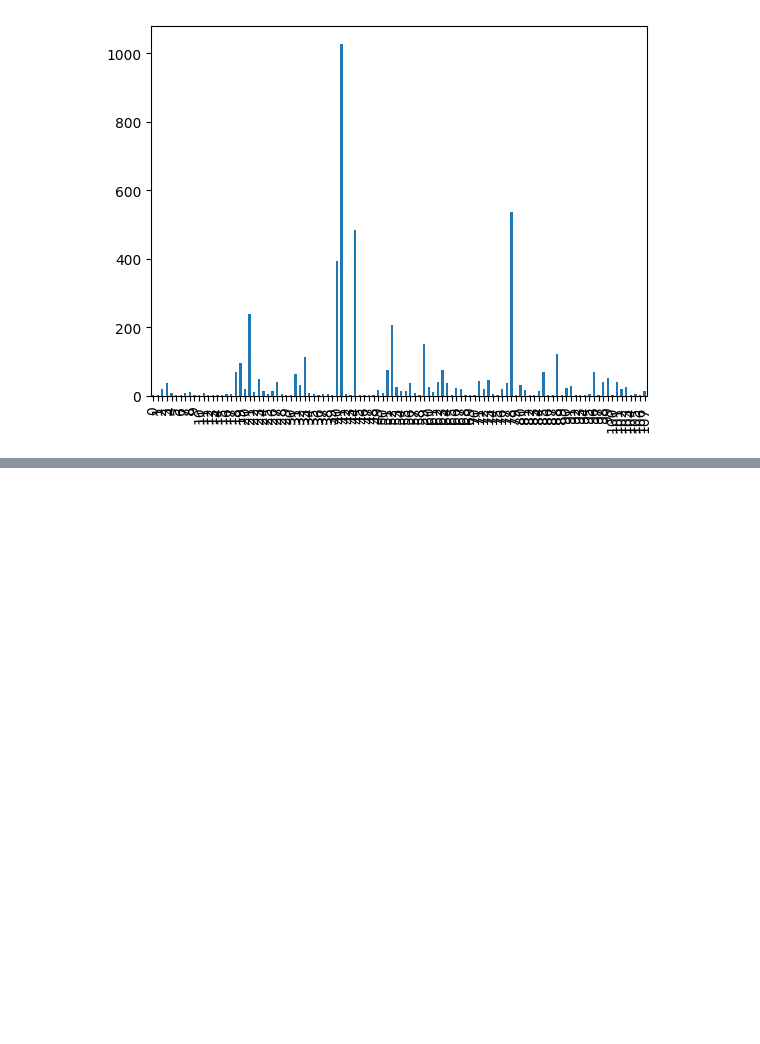
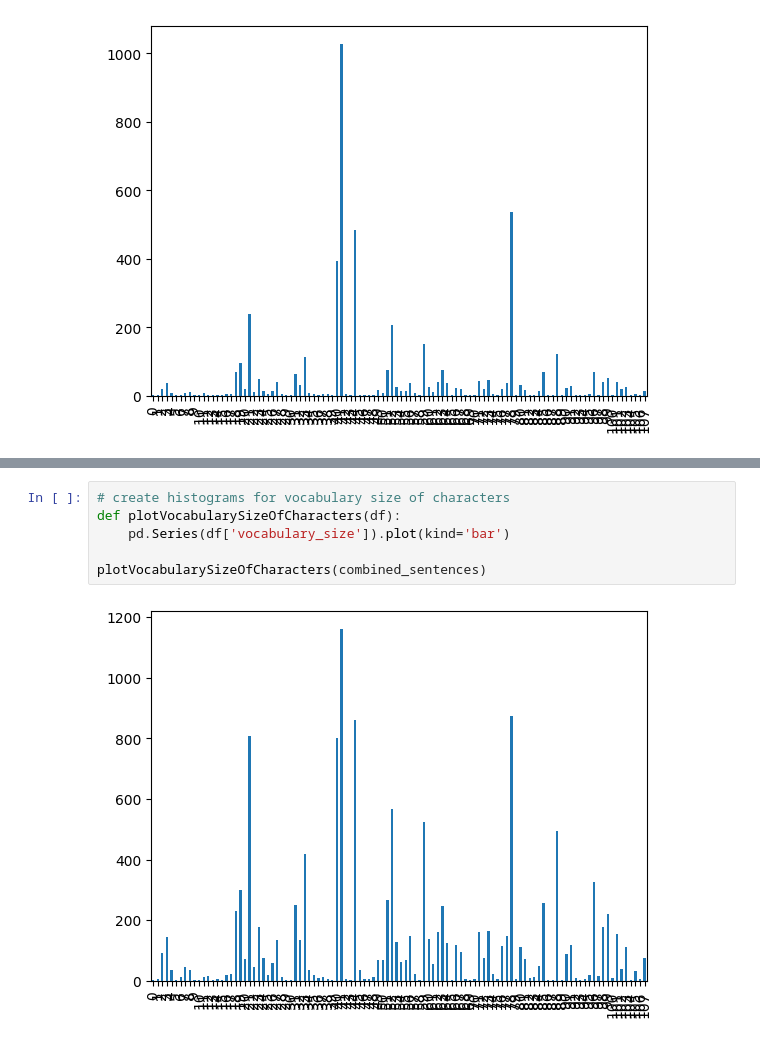
Before and after one commit to DuminduA/NLP_Project_12, a Jupyter notebook: Analyze_dataset.ipynb, the cells around one changed output, grey strips where cells are left out. Saved outputs shown, nothing was run; the diff lists cells and outputs as text; blank space fills up the shorter version.

```diff
--- a/Analyze_dataset.ipynb
+++ b/Analyze_dataset.ipynb
@@ -163 +241,9 @@ Name: vocabulary, Length: 108, dtype: object
+# %%
+# create histograms for vocabulary size of characters
+def plotVocabularySizeOfCharacters(df):
+    pd.Series(df['vocabulary_size']).plot(kind='bar')
+
+plotVocabularySizeOfCharacters(combined_sentences)
+# %% [output]
+[figure, added]
 # %%
```
Also changed, not shown: parts of 19 cells of this notebook.
